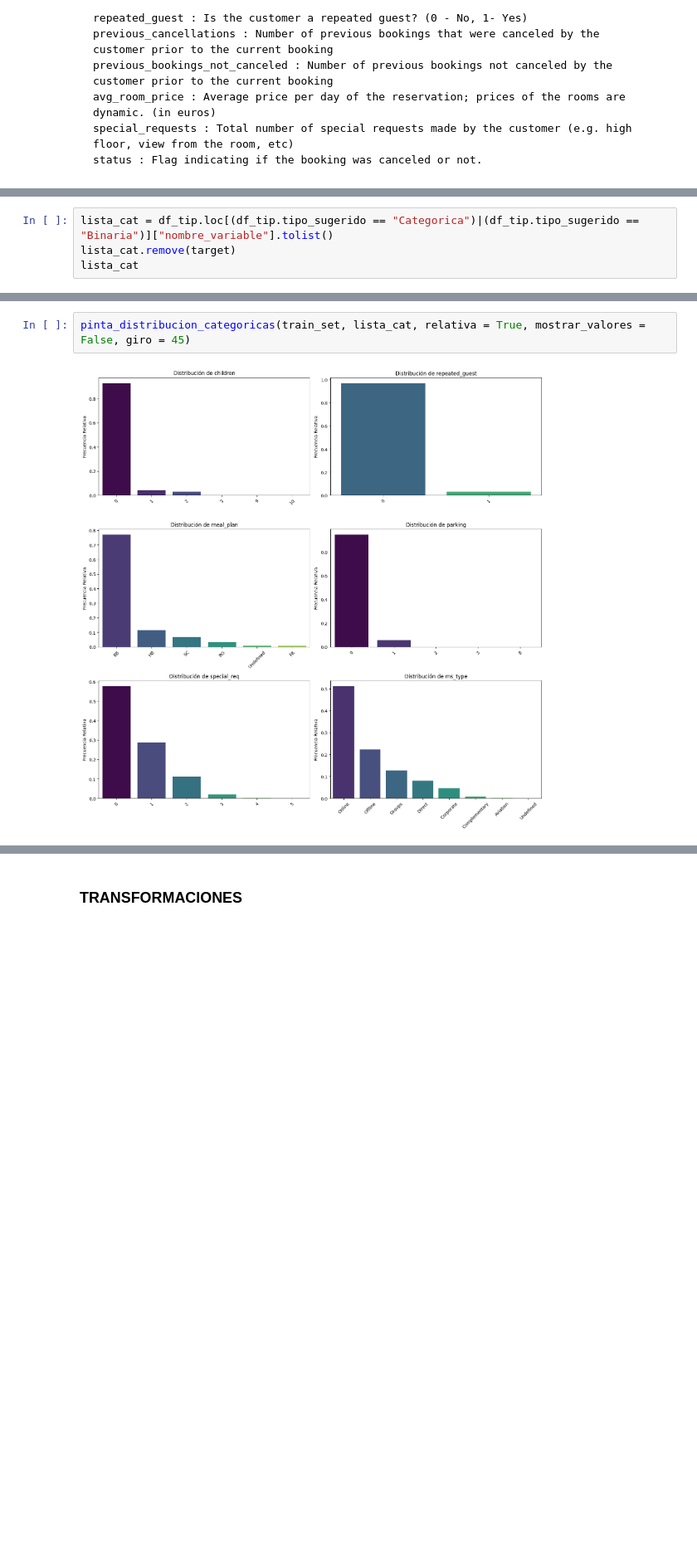
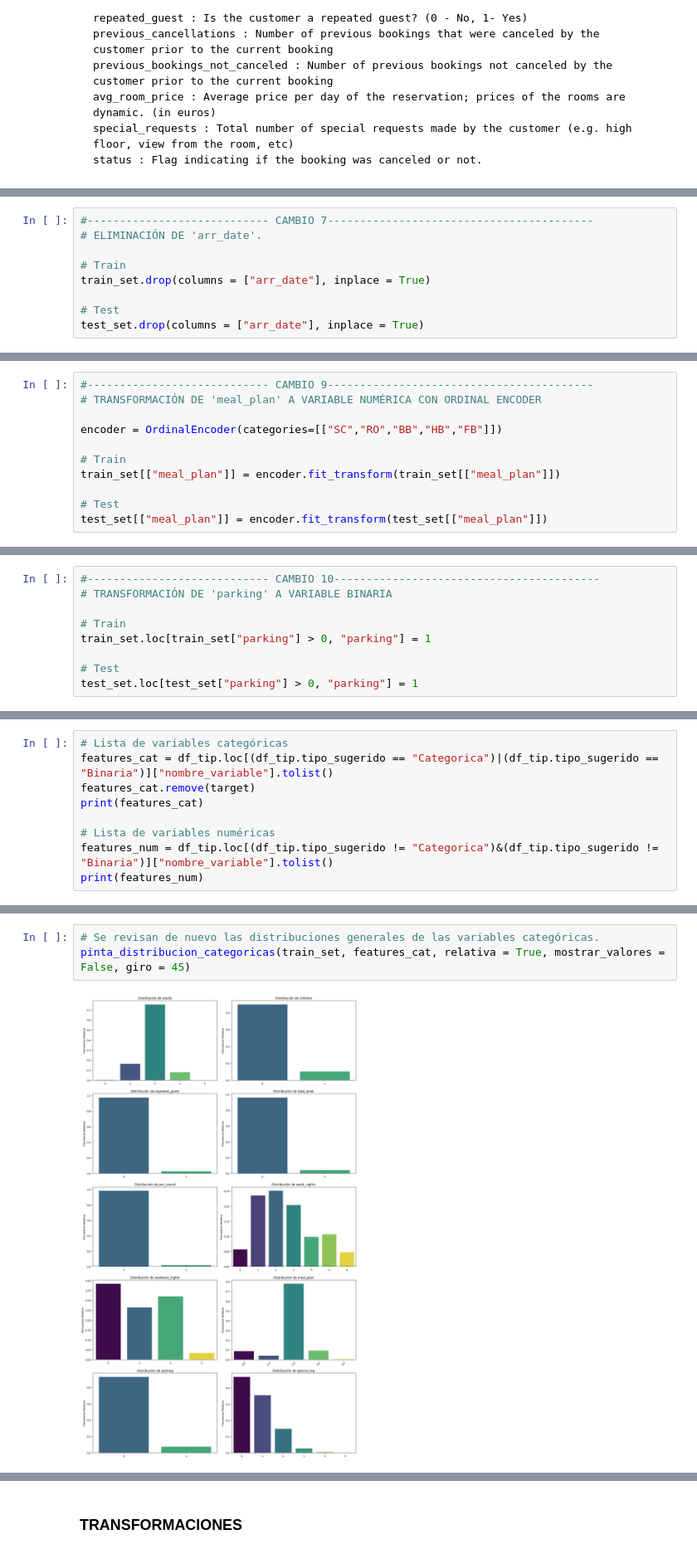
Before and after one commit to AntGV/ML_cancelacion_hotelera, a Jupyter notebook: src/notebooks/notebook_EDA.ipynb, the cells around one changed output, grey strips where cells are left out. Shown at 83% size. Saved outputs shown, nothing was run; the diff lists cells and outputs as text; blank space fills up the shorter version.

```diff
--- a/src/notebooks/notebook_EDA.ipynb
+++ b/src/notebooks/notebook_EDA.ipynb
@@ -147,0 +523,9 @@ pinta_distribucion_categoricas(train_set, [target], relativa = True)
+# %%
+#---------------------------- CAMBIO 7-----------------------------------------
+# ELIMINACIÓN DE 'arr_date'.
+
+# Train
+train_set.drop(columns = ["arr_date"], inplace = True)
+
+# Test
+test_set.drop(columns = ["arr_date"], inplace = True)
@@ -147,0 +658,11 @@ pinta_distribucion_categoricas(train_set, [target], relativa = True)
+# %%
+#---------------------------- CAMBIO 9-----------------------------------------
+# TRANSFORMACIÓN DE 'meal_plan' A VARIABLE NUMÉRICA CON ORDINAL ENCODER
+
+encoder = OrdinalEncoder(categories=[["SC","RO","BB","HB","FB"]])
+
+# Train
+train_set[["meal_plan"]] = encoder.fit_transform(train_set[["meal_plan"]])
+
+# Test
+test_set[["meal_plan"]] = encoder.fit_transform(test_set[["meal_plan"]])
@@ -147,0 +691,9 @@ pinta_distribucion_categoricas(train_set, [target], relativa = True)
+# %%
+#---------------------------- CAMBIO 10-----------------------------------------
+# TRANSFORMACIÓN DE 'parking' A VARIABLE BINARIA
+
+# Train
+train_set.loc[train_set["parking"] > 0, "parking"] = 1
+
+# Test
+test_set.loc[test_set["parking"] > 0, "parking"] = 1
@@ -169,5 +769,10 @@ df_tip
 # %%
-lista_cat = df_tip.loc[(df_tip.tipo_sugerido == "Categorica")|(df_tip.tipo_sugerido == "Binaria")]["nombre_variable"].tolist()
-lista_cat.remove(target)
-lista_cat
+# Lista de variables categóricas
+features_cat = df_tip.loc[(df_tip.tipo_sugerido == "Categorica")|(df_tip.tipo_sugerido == "Binaria")]["nombre_variable"].tolist()
+features_cat.remove(target)
+print(features_cat)
+
+# Lista de variables numéricas
+features_num = df_tip.loc[(df_tip.tipo_sugerido != "Categorica")&(df_tip.tipo_sugerido != "Binaria")]["nombre_variable"].tolist()
+print(features_num)
 # %% [output]
@@ -180,4 +781,5 @@ lista_cat
 # %%
-pinta_distribucion_categoricas(train_set, lista_cat, relativa = True, mostrar_valores = False, giro = 45)
+# Se revisan de nuevo las distribuciones generales de las variables categóricas.
+pinta_distribucion_categoricas(train_set, features_cat, relativa = True, mostrar_valores = False, giro = 45)
 # %% [output]
-[figure, old version]
+[figure, new version]
```
Also changed, not shown: parts of 100 cells of this notebook, 3 other files.
